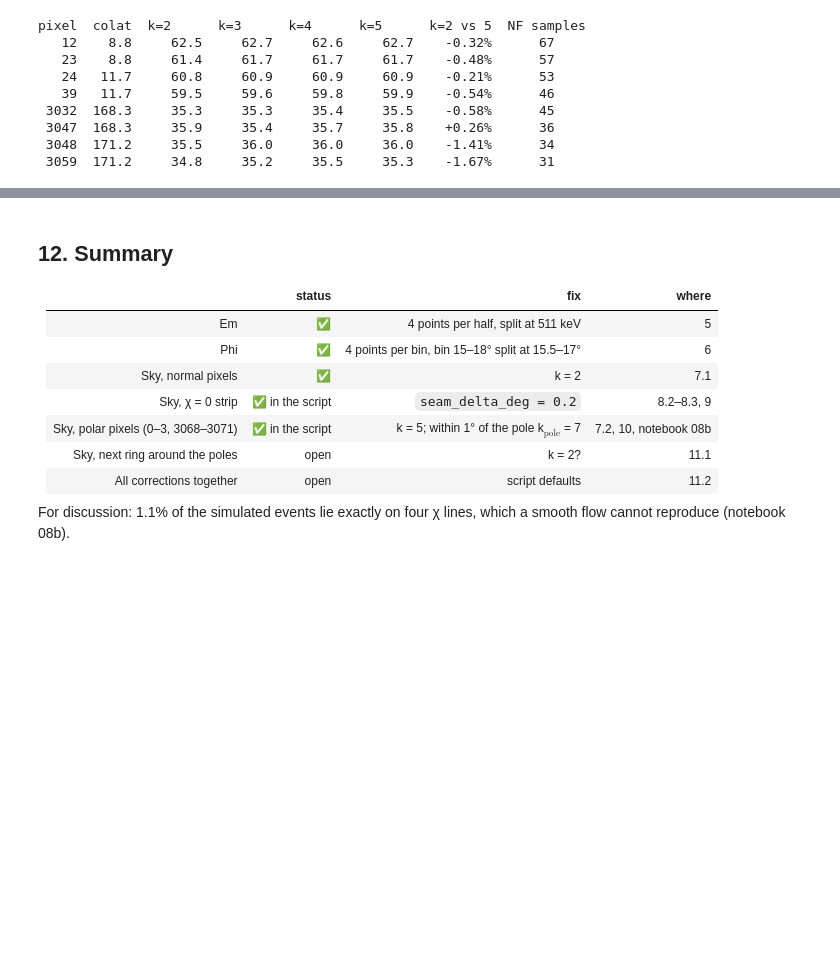
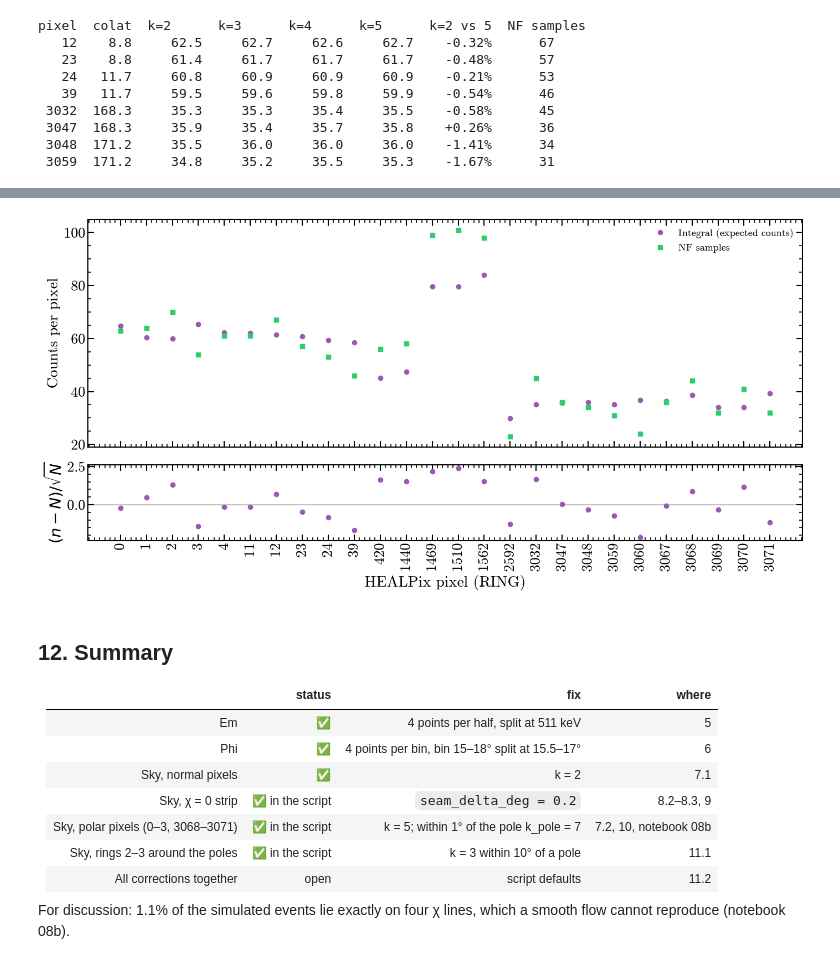
Before and after one commit to mquezada13/cosipy-background-nf, a Jupyter notebook: notebooks/09_nf_background.ipynb, the cells around one changed output, grey strips where cells are left out. Saved outputs shown, nothing was run; the diff lists cells and outputs as text; code cells hidden in the pictures; blank space fills up the shorter version.

```diff
--- a/notebooks/09_nf_background.ipynb
+++ b/notebooks/09_nf_background.ipynb
@@ -751,8 +763,12 @@ pixel  colat  k=2      k=3      k=4      k=5      k=2 vs 5  NF samples
 1469, 1510, 1562 were chosen as brightest, so their samples are biased high.
 # %%
-# [script] Expected counts on the test pixels and the next ring: integral (FINAL; k = 2, polar pixels refined)
-# x rate x live time from the .ori file. ~1.5-2 h, mostly the 8 polar pixels
-final_pix = np.union1d(PIXELS, ring2)
+# [script] Template with the script defaults: chi = 0 fix and pole corrections on
+template_final = NFBinnedTemplate(MODEL_PATH)
+
+# [script] Expected counts on the test pixels and rings 2-4: integral (FINAL; k = 2, near the poles k = 3,
+# polar pixels refined) x rate x live time from the .ori file. ~1.5-2 h, mostly the 8 polar pixels
+rings = [4, 11, 3060, 3067, 12, 23, 24, 39, 3032, 3047, 3048, 3059]   # the ring pixels of 11.1 (rings 2, 3, 4)
+final_pix = np.unique(np.concatenate([PIXELS, rings]))
 bkg_local = template_final.get_binned_background(AXES, "local", ORI_PATH, TMIN, TMAX,
                                                  pixels=final_pix, subpixel_level=2, **FINAL)
 
@@ -765,0 +800,24 @@ print(f"sum: integral {N_sub.sum():.1f}  NF samples {n_fin.sum():.0f}")
+# %%
+# Compare expected counts and NF samples for each pixel
+x = np.arange(len(final_pix))
+
+fig, (ax, ax_pull) = plt.subplots(
+    2, 1, figsize=(14, 7), sharex=True,
+    gridspec_kw={"height_ratios": [3, 1]}
+)
+
+ax.plot(x, N_sub, "o", label="Integral (expected counts)")
+ax.plot(x, n_fin, "s", label="NF samples")
+ax.set_ylabel("Counts per pixel")
+ax.legend()
+
+ax_pull.axhline(0, color="black", linewidth=0.8)
+ax_pull.plot(x, pull, "o")
+ax_pull.set_ylabel(r"$(n - N)/\sqrt{N}$")
+ax_pull.set_xlabel("HEALPix pixel (RING)")
+ax_pull.set_xticks(x)
+ax_pull.set_xticklabels(final_pix, rotation=90)
+
+fig.tight_layout()
+plt.show()
+# %% [output]
@@ -766,3 +825,4 @@ print(f"sum: integral {N_sub.sum():.1f}  NF samples {n_fin.sum():.0f}")
+[figure, added]
 # %% [markdown]
 ## 12. Summary
 
@@ -772,8 +832,8 @@ print(f"sum: integral {N_sub.sum():.1f}  NF samples {n_fin.sum():.0f}")
 | Phi | ✅ | 4 points per bin, bin 15–18° split at 15.5–17° | 6 |
 | Sky, normal pixels | ✅ | k = 2 | 7.1 |
 | Sky, χ = 0 strip | ✅ in the script | `seam_delta_deg = 0.2` | 8.2–8.3, 9 |
-| Sky, polar pixels (0–3, 3068–3071) | ✅ in the script | k = 5; within 1° of the pole k$_\mathrm{pole}$ = 7 | 7.2, 10, notebook 08b |
-| Sky, next ring around the poles | open | k = 2? | 11.1 |
+| Sky, polar pixels (0–3, 3068–3071) | ✅ in the script | k = 5; within 1° of the pole k_pole = 7 | 7.2, 10, notebook 08b |
+| Sky, rings 2–3 around the poles | ✅ in the script | k = 3 within 10° of a pole | 11.1 |
 | All corrections together | open | script defaults | 11.2 |
 
 For discussion: 1.1% of the simulated events lie exactly on four χ lines, which a smooth flow cannot reproduce (notebook 08b).
```
Also changed, not shown: parts of 13 cells of this notebook, 3 other files.
